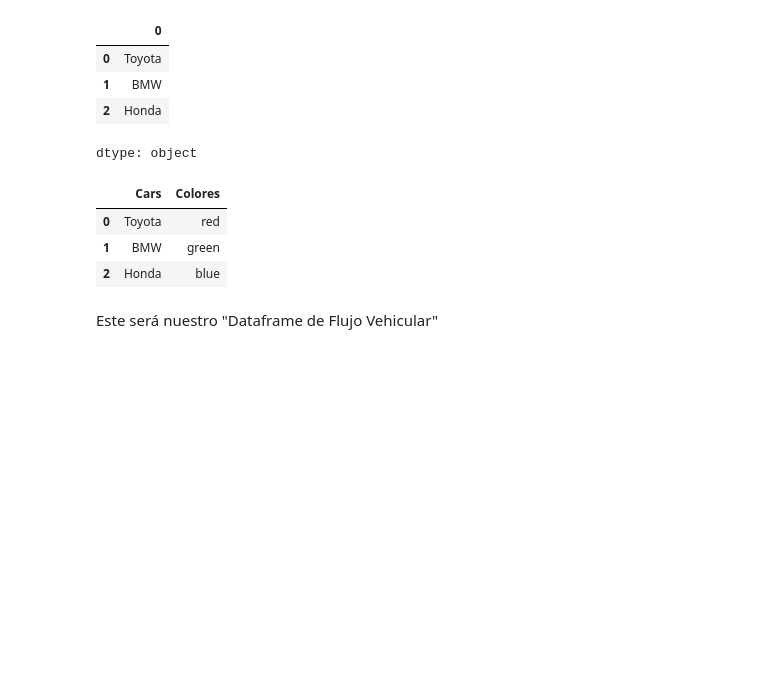
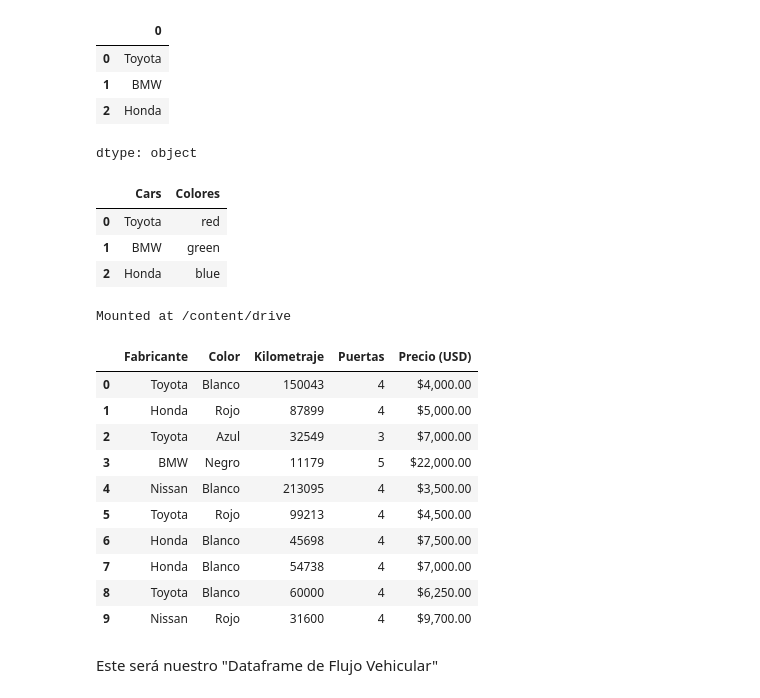
Before and after one commit to DiegoLuna16/Curso-Python, a Jupyter notebook: day14/Copia_de_Python_TOTAL_Pandas.ipynb, the cells around one changed output. Cells and saved outputs as stored; diff of their text form; code cells hidden in the pictures; blank space fills up the shorter version.

```diff
--- a/day14/Copia_de_Python_TOTAL_Pandas.ipynb
+++ b/day14/Copia_de_Python_TOTAL_Pandas.ipynb
@@ -53,8 +53,26 @@ df
 | 2 | Honda | blue |
 # %%
 # Conectamos el cuaderno actual con nuestro Drive
+from google.colab import drive
+drive.mount('/content/drive')
+# %% [output]
+Mounted at /content/drive
 # %%
 # Importar "ventas-autos.csv" y convertirlo en un nuevo DATAFRAME
+cars_sales = pd.read_csv("/content/drive/MyDrive/ventas-autos.csv")
+cars_sales
+# %% [output]
+|  | Fabricante | Color | Kilometraje | Puertas | Precio (USD) |
+| 0 | Toyota | Blanco | 150043 | 4 | $4,000.00 |
+| 1 | Honda | Rojo | 87899 | 4 | $5,000.00 |
+| 2 | Toyota | Azul | 32549 | 3 | $7,000.00 |
+| 3 | BMW | Negro | 11179 | 5 | $22,000.00 |
+| 4 | Nissan | Blanco | 213095 | 4 | $3,500.00 |
+| 5 | Toyota | Rojo | 99213 | 4 | $4,500.00 |
+| 6 | Honda | Blanco | 45698 | 4 | $7,500.00 |
+| 7 | Honda | Blanco | 54738 | 4 | $7,000.00 |
+| 8 | Toyota | Blanco | 60000 | 4 | $6,250.00 |
+| 9 | Nissan | Rojo | 31600 | 4 | $9,700.00 |
 # %% [markdown]
 Este será nuestro "Dataframe de Flujo Vehicular"
 # %%
```
Also changed, not shown: parts of 16 cells of this notebook, 3 other files.
